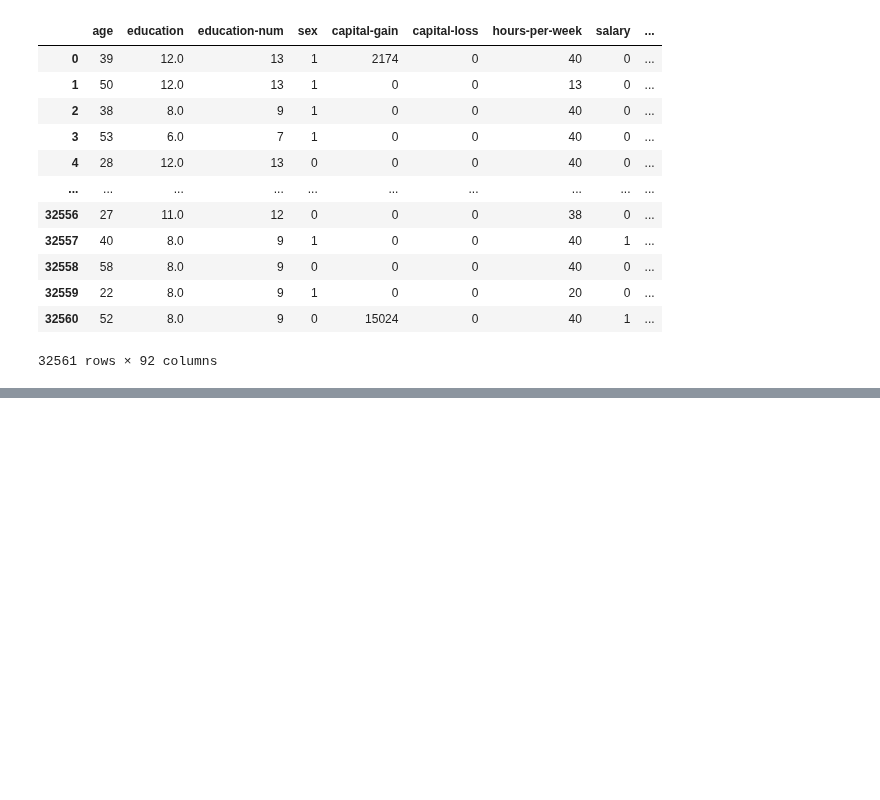
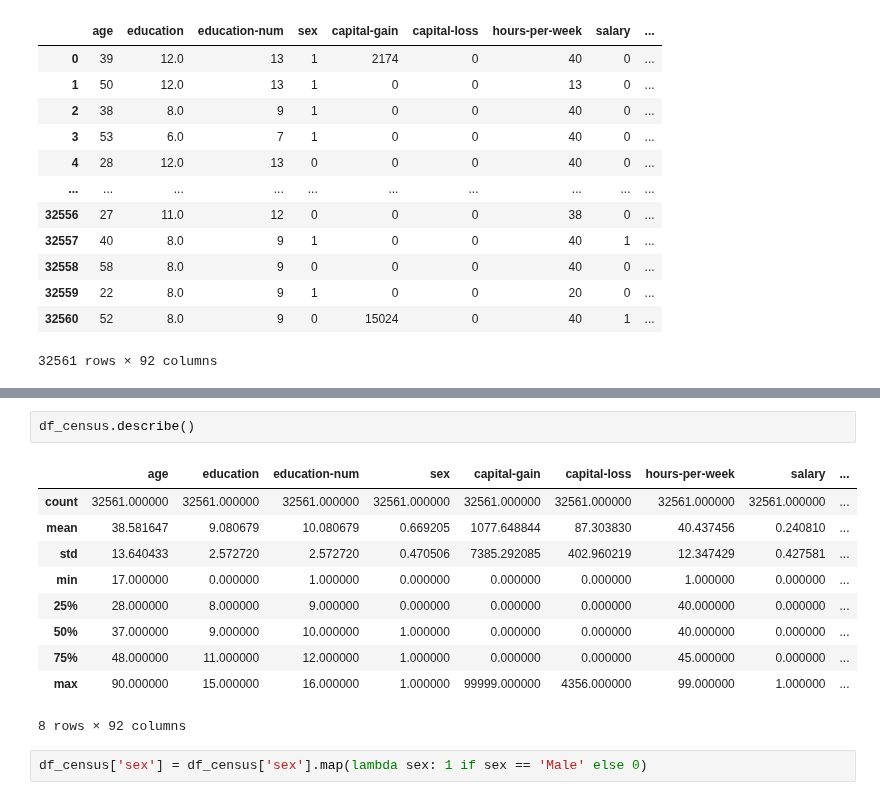
Before and after one commit to markusremplbauer/ai-census, a Jupyter notebook: ai-census.ipynb, the cells around one changed output, grey strips where cells are left out. Cells and saved outputs as stored; diff of their text form; blank space fills up the shorter version.

Commit message:
add infos about dataframe

```diff
--- a/ai-census.ipynb
+++ b/ai-census.ipynb
@@ -581,0 +604,15 @@ df_census
+# %%
+df_census.describe()
+# %% [output]
+|  | age | education | education-num | sex | capital-gain | capital-loss | hours-per-week | salary | ... |
+| count | 32561.000000 | 32561.000000 | 32561.000000 | 32561.000000 | 32561.000000 | 32561.000000 | 32561.000000 | 32561.000000 | ... |
+| mean | 38.581647 | 9.080679 | 10.080679 | 0.669205 | 1077.648844 | 87.303830 | 40.437456 | 0.240810 | ... |
+| std | 13.640433 | 2.572720 | 2.572720 | 0.470506 | 7385.292085 | 402.960219 | 12.347429 | 0.427581 | ... |
+| min | 17.000000 | 0.000000 | 1.000000 | 0.000000 | 0.000000 | 0.000000 | 1.000000 | 0.000000 | ... |
+| 25% | 28.000000 | 8.000000 | 9.000000 | 0.000000 | 0.000000 | 0.000000 | 40.000000 | 0.000000 | ... |
+| 50% | 37.000000 | 9.000000 | 10.000000 | 1.000000 | 0.000000 | 0.000000 | 40.000000 | 0.000000 | ... |
+| 75% | 48.000000 | 11.000000 | 12.000000 | 1.000000 | 0.000000 | 0.000000 | 45.000000 | 0.000000 | ... |
+| max | 90.000000 | 15.000000 | 16.000000 | 1.000000 | 99999.000000 | 4356.000000 | 99.000000 | 1.000000 | ... |
+8 rows × 92 columns
+# %%
+df_census['sex'] = df_census['sex'].map(lambda sex: 1 if sex == 'Male' else 0)
```
Also changed, not shown: parts of 17 cells of this notebook.
